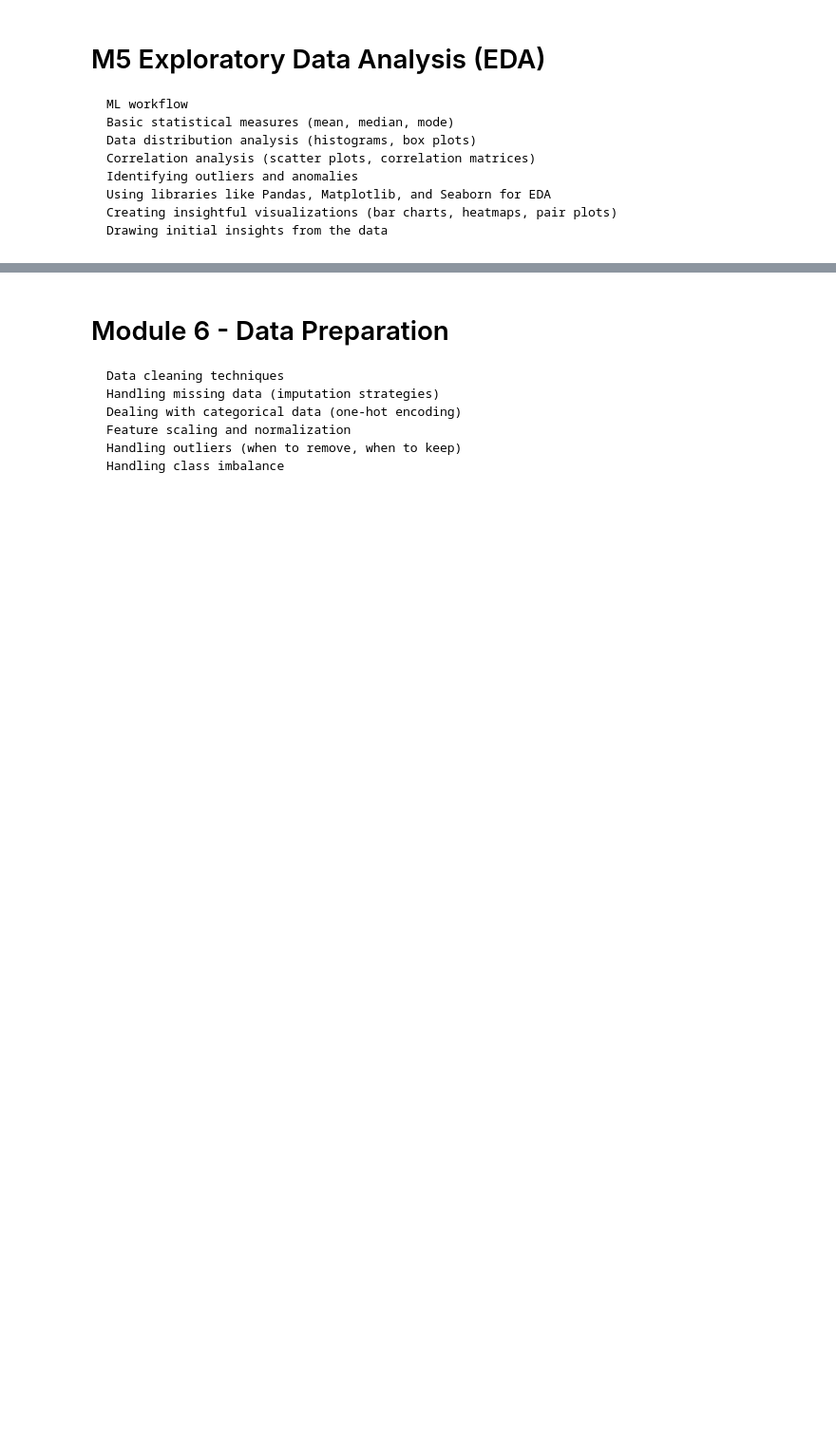
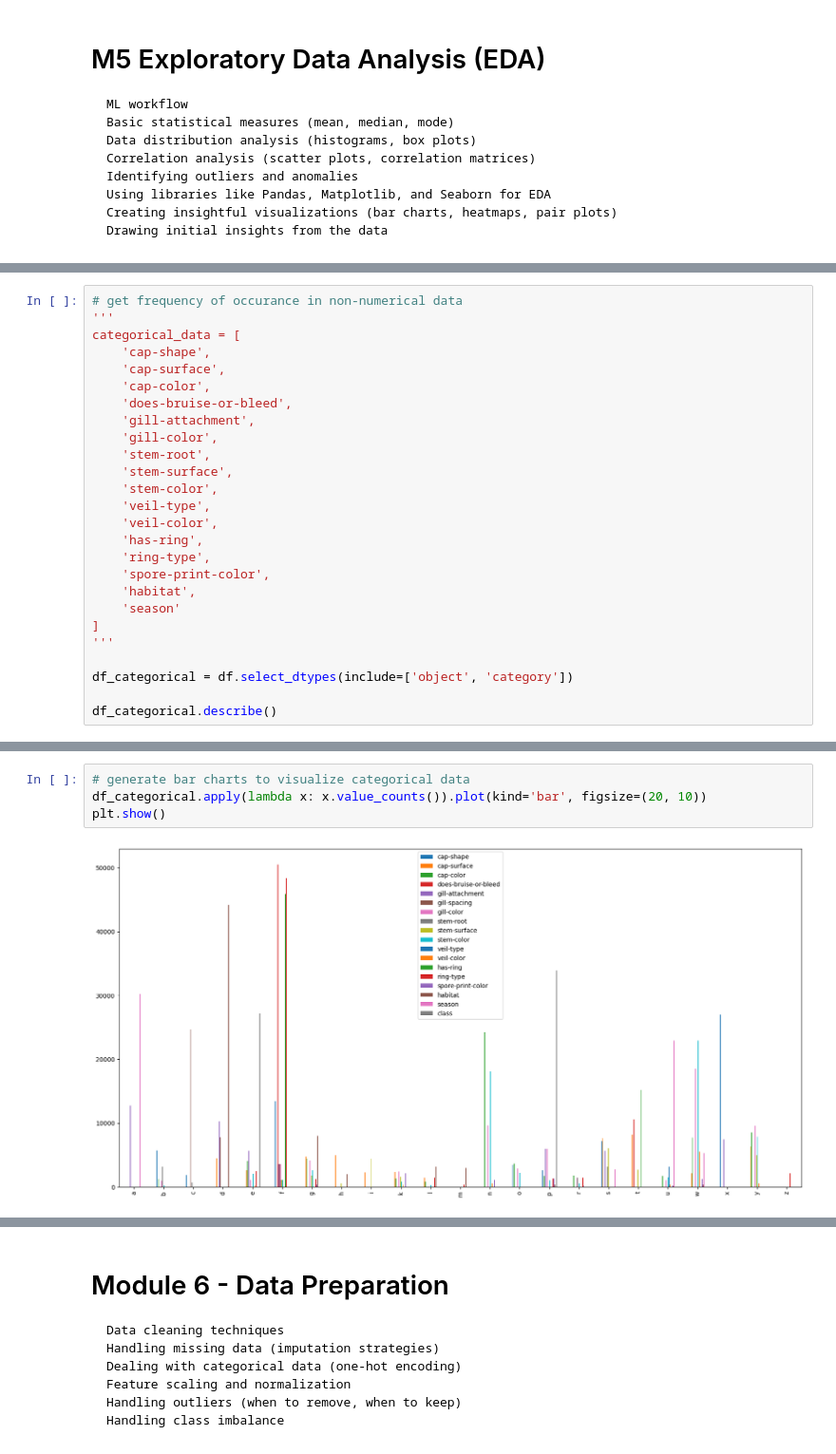
Before and after one commit to rjtrenchard/FungalHabitatML, a Jupyter notebook: Mushroom_Hunter.ipynb, the cells around one changed output, grey strips where cells are left out. Shown: that part at 95% size. Saved outputs shown, nothing was run; the diff lists cells and outputs as text; blank space fills up the shorter version.

```diff
--- a/Mushroom_Hunter.ipynb
+++ b/Mushroom_Hunter.ipynb
@@ -22,0 +162,26 @@ This is an ML project that will try to identify mushrooms based on given charact
+# %%
+# get frequency of occurance in non-numerical data
+'''
+categorical_data = [
+    'cap-shape',
+    'cap-surface',
+    'cap-color',
+    'does-bruise-or-bleed',
+    'gill-attachment',
+    'gill-color',
+    'stem-root',
+    'stem-surface',
+    'stem-color',
+    'veil-type',
+    'veil-color',
+    'has-ring',
+    'ring-type',
+    'spore-print-color',
+    'habitat',
+    'season'
+]
+'''
+
+df_categorical = df.select_dtypes(include=['object', 'category'])
+
+df_categorical.describe()
@@ -22,0 +211,6 @@ This is an ML project that will try to identify mushrooms based on given charact
+# %%
+# generate bar charts to visualize categorical data
+df_categorical.apply(lambda x: x.value_counts()).plot(kind='bar', figsize=(20, 10))
+plt.show()
+# %% [output]
+[figure, added]
```
Also changed, not shown: parts of 28 cells of this notebook.
